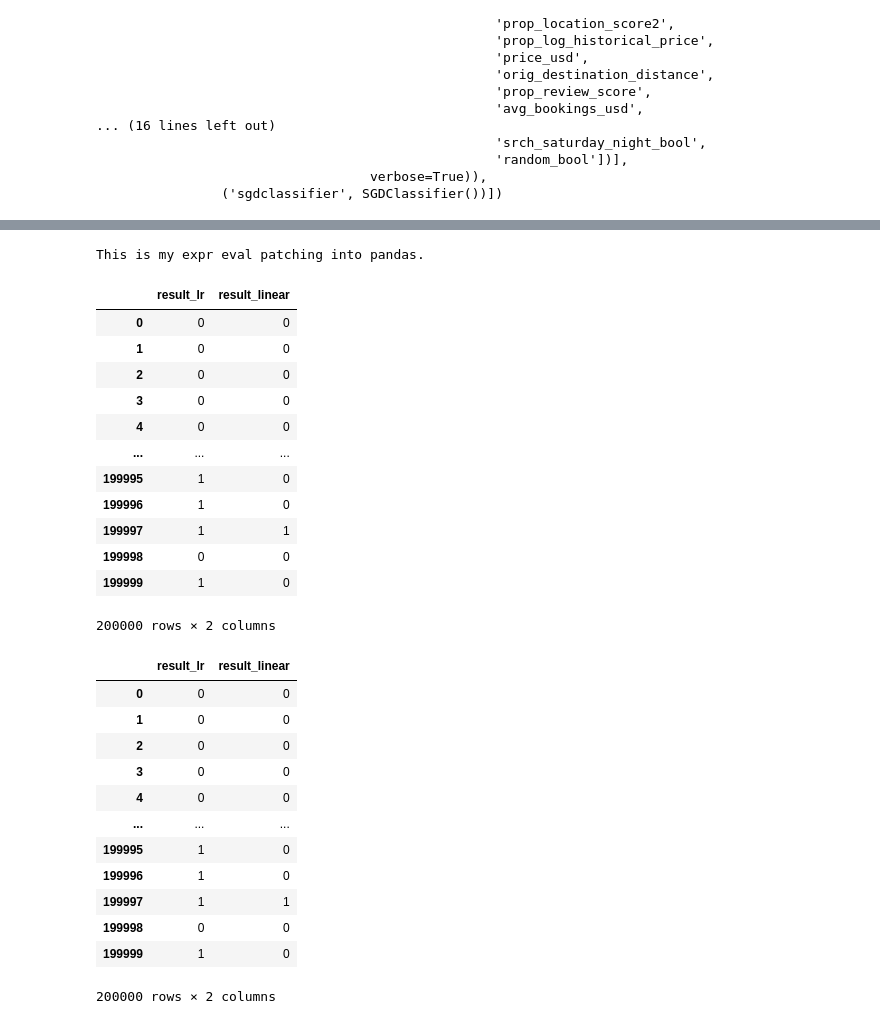
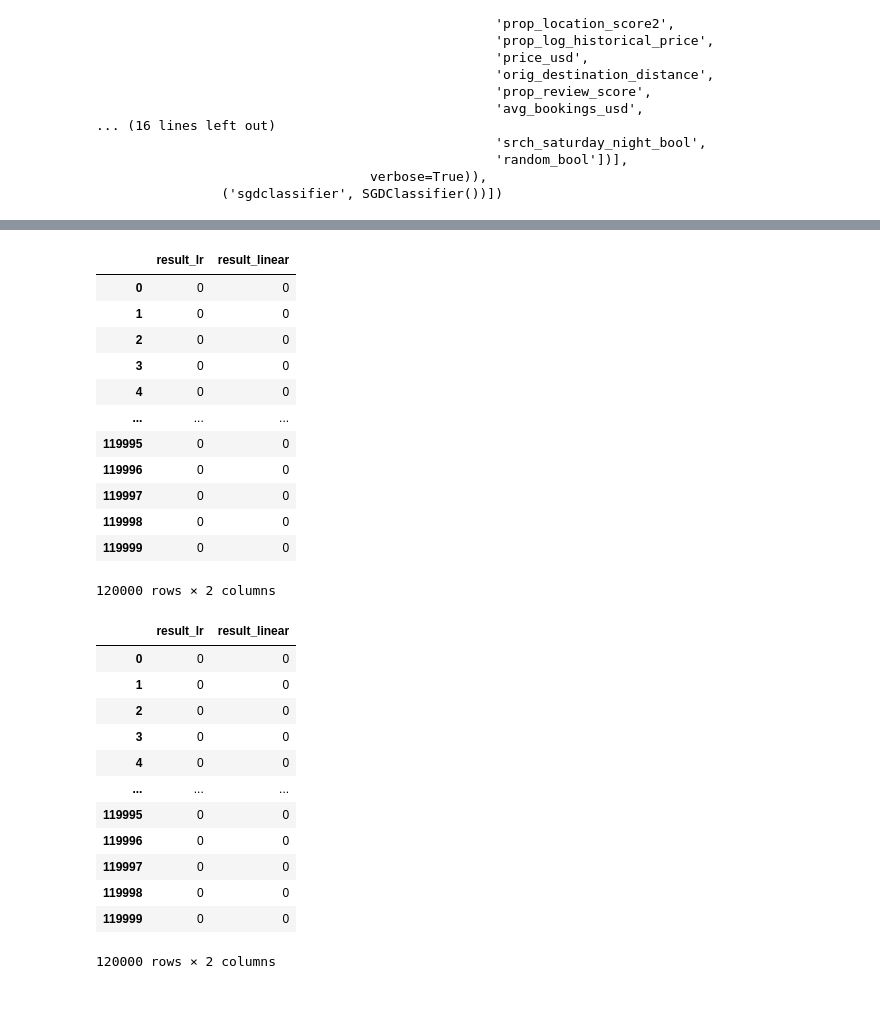
Before and after one commit to lovelynewlife/optimizer4onnx, a Jupyter notebook: examples/pandas/prediction_query.ipynb, the cells around one changed output, grey strips where cells are left out. Cells and saved outputs as stored; diff of their text form; code cells hidden in the pictures.

```diff
--- a/examples/pandas/prediction_query.ipynb
+++ b/examples/pandas/prediction_query.ipynb
@@ -136,10 +139,8 @@ print("Training done.")
 Training done.
 # %%
-import onnxoptimizer.query.pandas
-import pandas as pd
-from onnxoptimizer.query.onnx_eval.model_context import ModelContext
+from onnxoptimizer.query.pandas import model_udf
 
-predict_df = X[:200000]
+predict_df = X[:120000]
 
 predict_df
 # %% [output]
@@ -159,16 +160,21 @@ predict_df
 # %%
 # declare model inference context function.
-mc_lr = ModelContext(model_lr)
-mc_linear = ModelContext(model_linear)
+model_schema = {}
+for col_name, col in predict_df.items():
+    model_schema[col_name] = col.dtype.type
 
-args_string = ','.join([
-    f'{elem}={elem}'
-    for elem in input_columns
-])
+@model_udf(model_lr, schema=model_schema)
+def mc_lr(infer_batch):
+    return infer_batch.to_dict(orient="series")
+
+@model_udf(model_linear, schema=model_schema)
+def mc_linear(infer_batch):
+    return infer_batch.to_dict(orient="series")
+
 
 # inference query string.
-eval_str = f'''result_lr=@mc_lr({args_string})
-result_linear=@mc_linear({args_string})
+eval_str = f'''result_lr=@mc_lr(@predict_df)
+result_linear=@mc_linear(@predict_df)
 '''
 print(eval_str)
 # %% [output]
@@ -184,41 +190,40 @@ time_opt = stop - start
 
 result_df[["result_lr", "result_linear"]]
 # %% [output]
+|  | result_lr | result_linear |
+| 0 | 0 | 0 |
+| 1 | 0 | 0 |
+| 2 | 0 | 0 |
+| 3 | 0 | 0 |
+| 4 | 0 | 0 |
+| ... | ... | ... |
+| 119995 | 0 | 0 |
+| 119996 | 0 | 0 |
+| 119997 | 0 | 0 |
+| 119998 | 0 | 0 |
+| 119999 | 0 | 0 |
-This is my expr eval patching into pandas.
+120000 rows × 2 columns
-|  | result_lr | result_linear |
-| 0 | 0 | 0 |
-| 1 | 0 | 0 |
-| 2 | 0 | 0 |
-| 3 | 0 | 0 |
-| 4 | 0 | 0 |
-| ... | ... | ... |
-| 199995 | 1 | 0 |
-| 199996 | 1 | 0 |
-| 199997 | 1 | 1 |
-| 199998 | 0 | 0 |
-| 199999 | 1 | 0 |
-200000 rows × 2 columns
 # %%
 start = time.perf_counter()
-result_df2 = predict_df.eval(eval_str)
+result_df2 = predict_df.predict_eval(eval_str, enable_opt=False)
 stop = time.perf_counter()
 
 time_un_opt = stop - start
 result_df2[["result_lr", "result_linear"]]
 # %% [output]
 |  | result_lr | result_linear |
 | 0 | 0 | 0 |
 | 1 | 0 | 0 |
 | 2 | 0 | 0 |
 | 3 | 0 | 0 |
 | 4 | 0 | 0 |
 | ... | ... | ... |
-| 199995 | 1 | 0 |
-| 199996 | 1 | 0 |
-| 199997 | 1 | 1 |
-| 199998 | 0 | 0 |
-| 199999 | 1 | 0 |
+| 119995 | 0 | 0 |
+| 119996 | 0 | 0 |
+| 119997 | 0 | 0 |
+| 119998 | 0 | 0 |
+| 119999 | 0 | 0 |
-200000 rows × 2 columns
+120000 rows × 2 columns
 # %%
 time_opt, time_un_opt
 # %% [output]
```
Also changed, not shown: parts of 7 cells of this notebook, 16 other files.
